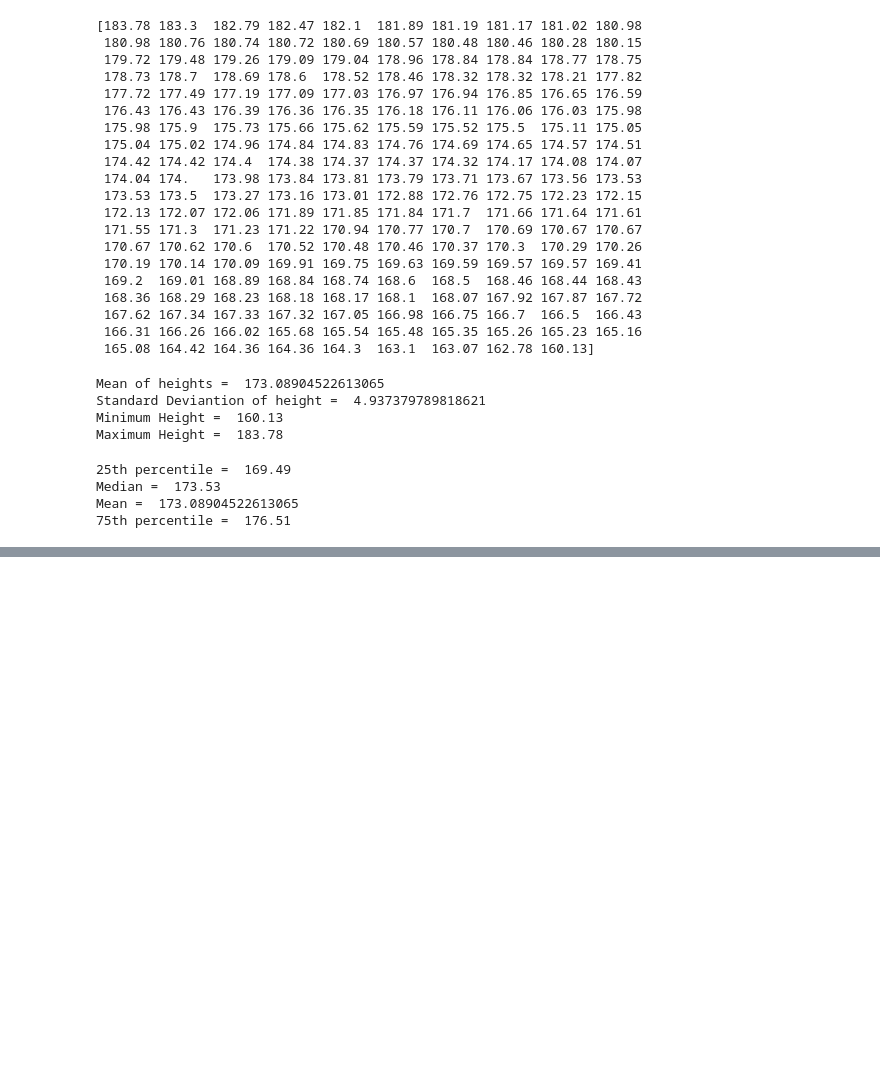
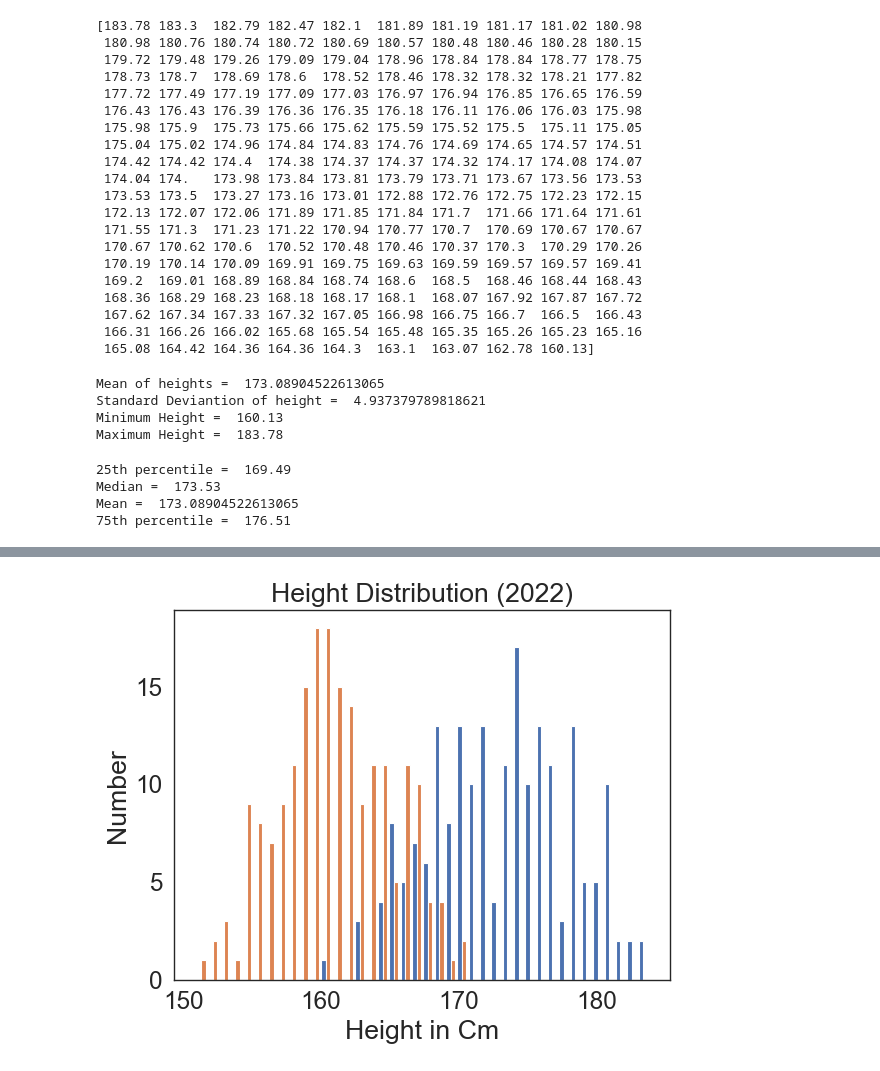
Before and after one commit to caiocezarq/Height-byCountry2022, a Jupyter notebook: Height-byCountry.ipynb, the cells around one changed output, grey strips where cells are left out. Cells and saved outputs as stored; diff of their text form; code cells hidden in the pictures; blank space fills up the shorter version.

```diff
--- a/Height-byCountry.ipynb
+++ b/Height-byCountry.ipynb
@@ -69,0 +96,10 @@ plt.show()
+# %%
+x1 = np.array(data["Male Height in Cm"])
+x2 = np.array(data["Female Height in Cm"])
+plt.hist([x1,x2], label=['Male','Female'], bins=40, alpha=1)
+plt.title("Height Distribution (2022)")
+plt.xlabel("Height in Cm")
+plt.ylabel("Number")
+plt.show()
+# %% [output]
+[figure, added]
```
Also changed, not shown: parts of 6 cells of this notebook.
